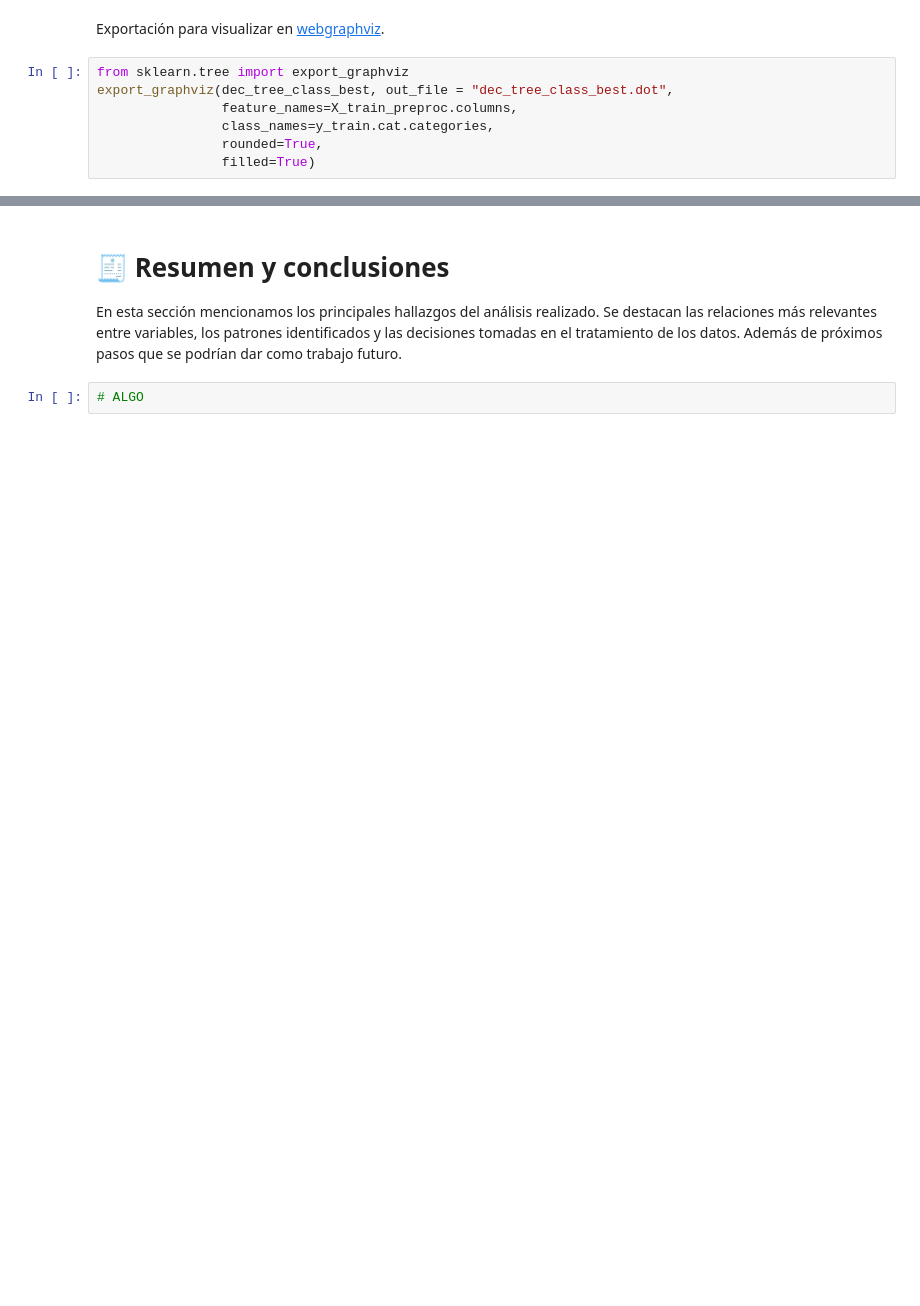
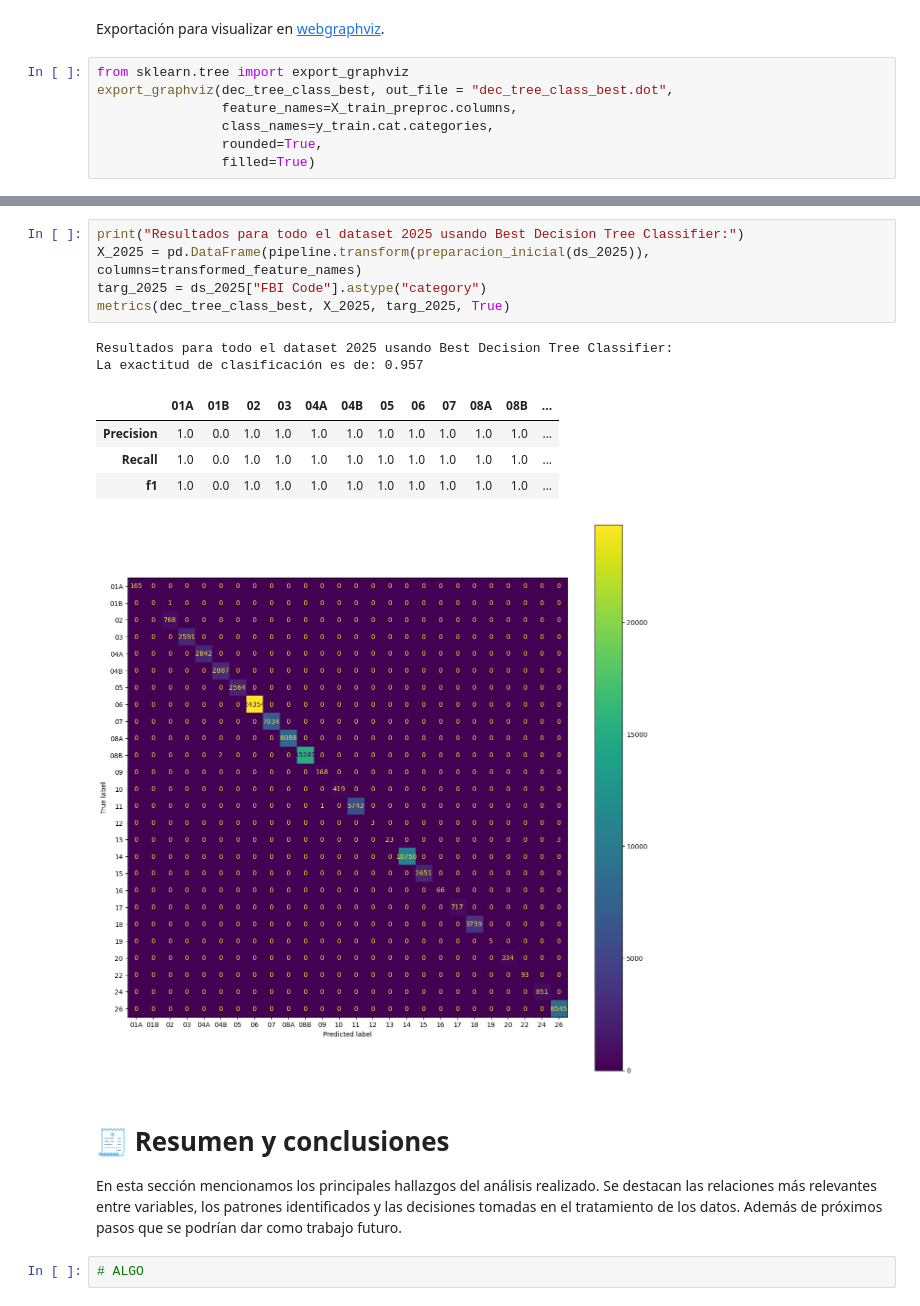
Before and after one commit to gjmv/CEIA_2025_B2_AMq_TP, a Jupyter notebook: TP.ipynb, the cells around one changed output, grey strips where cells are left out. Drawn from its saved outputs; the diff is of its cells as text; blank space fills up the shorter version.

```diff
--- a/TP.ipynb
+++ b/TP.ipynb
@@ -960,3 +1057,16 @@ export_graphviz(dec_tree_class_best, out_file = "dec_tree_class_best.dot",
+# %%
+print("Resultados para todo el dataset 2025 usando Best Decision Tree Classifier:")
+X_2025 = pd.DataFrame(pipeline.transform(preparacion_inicial(ds_2025)), columns=transformed_feature_names)
+targ_2025 = ds_2025["FBI Code"].astype("category")
+metrics(dec_tree_class_best, X_2025, targ_2025, True)
+# %% [output]
+Resultados para todo el dataset 2025 usando Best Decision Tree Classifier:
+La exactitud de clasificación es de: 0.957
+|  | 01A | 01B | 02 | 03 | 04A | 04B | 05 | 06 | 07 | 08A | 08B | ... |
+| Precision | 1.0 | 0.0 | 1.0 | 1.0 | 1.0 | 1.0 | 1.0 | 1.0 | 1.0 | 1.0 | 1.0 | ... |
+| Recall | 1.0 | 0.0 | 1.0 | 1.0 | 1.0 | 1.0 | 1.0 | 1.0 | 1.0 | 1.0 | 1.0 | ... |
+| f1 | 1.0 | 0.0 | 1.0 | 1.0 | 1.0 | 1.0 | 1.0 | 1.0 | 1.0 | 1.0 | 1.0 | ... |
+[figure, added]
 # %% [markdown]
 # 🧾 Resumen y conclusiones
 
```
Also changed, not shown: parts of 13 cells of this notebook, 1 other file.
